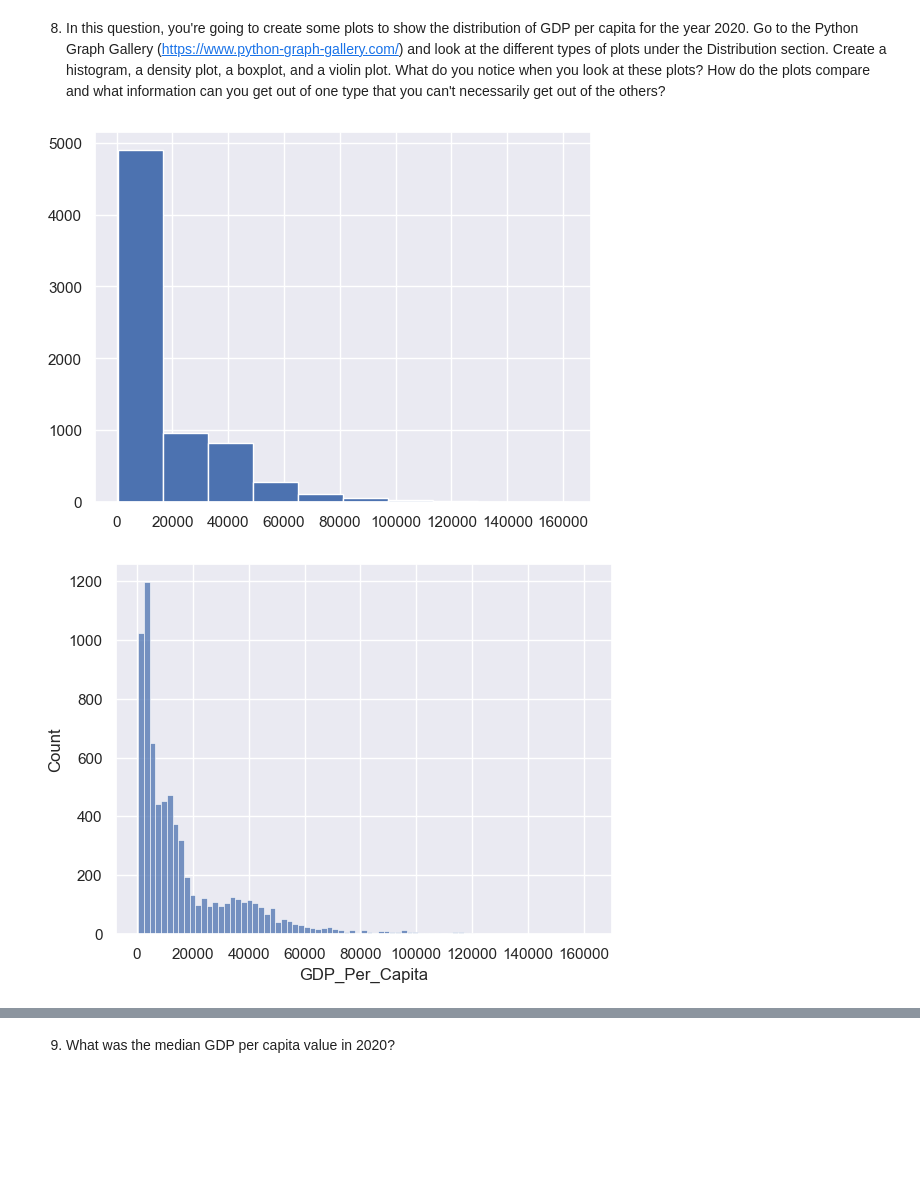
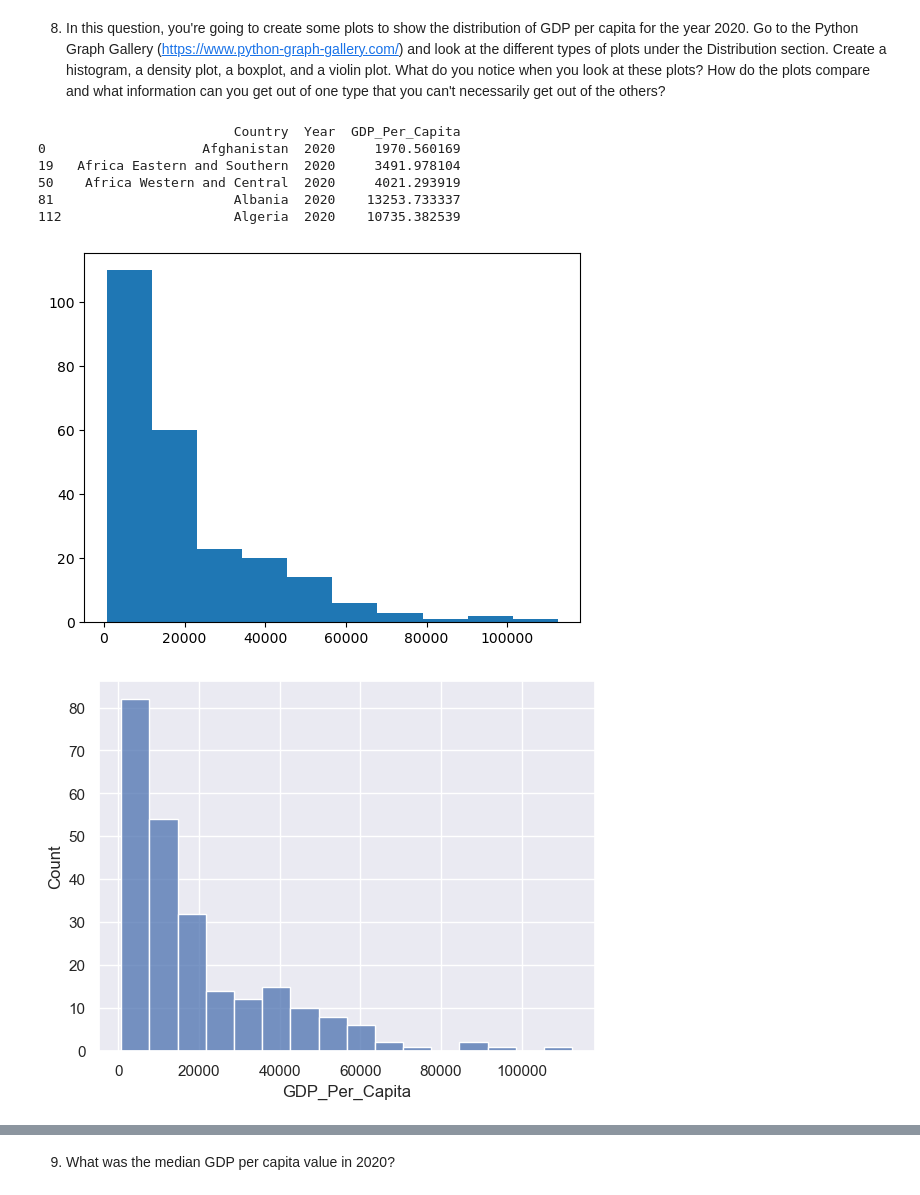
Before and after one commit to Erica-Ranck/gdp-and-internet-usage-Erica-Exotica, a Jupyter notebook: notebooks/gdp.ipynb, the cells around one changed output, grey strips where cells are left out. Drawn from its saved outputs; the diff is of its cells as text; code cells hidden in the pictures; blank space fills up the shorter version.

```diff
--- a/notebooks/gdp.ipynb
+++ b/notebooks/gdp.ipynb
@@ -93,18 +93,27 @@ memory usage: 3.8+ KB
 # %% [markdown]
 8. In this question, you're going to create some plots to show the distribution of GDP per capita for the year 2020. Go to the Python Graph Gallery (https://www.python-graph-gallery.com/) and look at the different types of plots under the Distribution section. Create a histogram, a density plot, a boxplot, and a violin plot. What do you notice when you look at these plots? How do the plots compare and what information can you get out of one type that you can't necessarily get out of the others?
 # %%
+gdp_2020 = gdp_df.loc[gdp_df['Year'] == 2020]
+print(gdp_2020.head())
+
 
 #matplotlib histogram
-plt.hist(gdp_df['GDP_Per_Capita'])
+plt.hist(gdp_2020['GDP_Per_Capita'])
 plt.show()
 # %% [output]
+                         Country  Year  GDP_Per_Capita
+0                    Afghanistan  2020     1970.560169
+19   Africa Eastern and Southern  2020     3491.978104
+50    Africa Western and Central  2020     4021.293919
+81                       Albania  2020    13253.733337
+112                      Algeria  2020    10735.382539
-[figure, old version]
+[figure, new version]
 # %%
 #seaborn histogram
 sns.set(style="darkgrid")
-sns.histplot(data=gdp_df, x="GDP_Per_Capita")
+sns.histplot(data=gdp_2020, x="GDP_Per_Capita")
 plt.show()
 # %% [output]
-[figure, old version]
+[figure, new version]
 # %%
 # density plot
```
Also changed, not shown: parts of 6 cells of this notebook.
